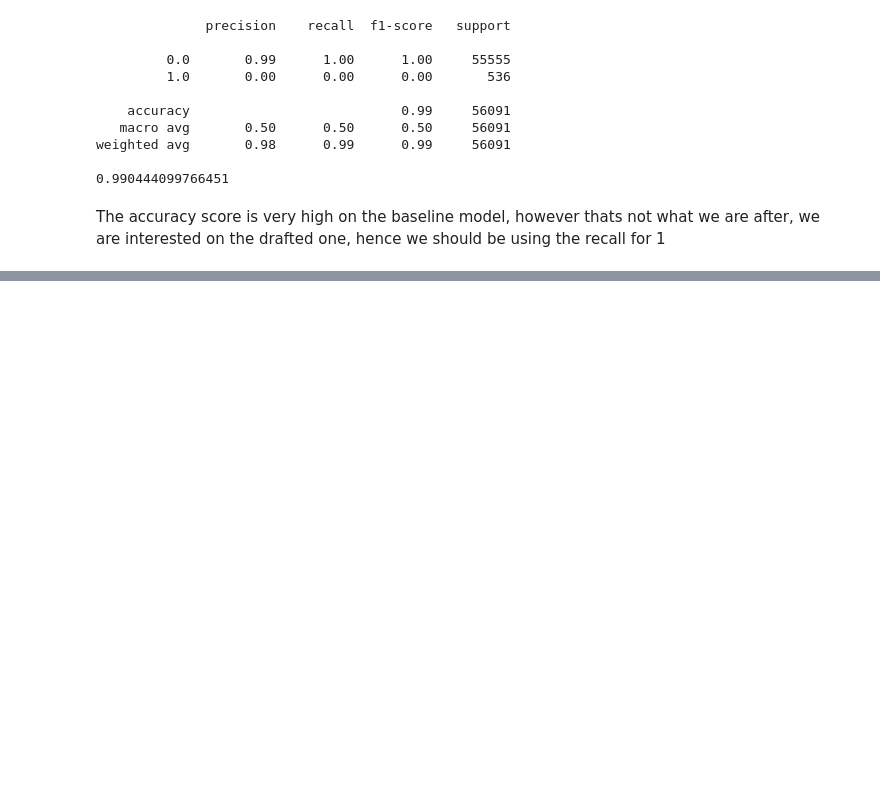
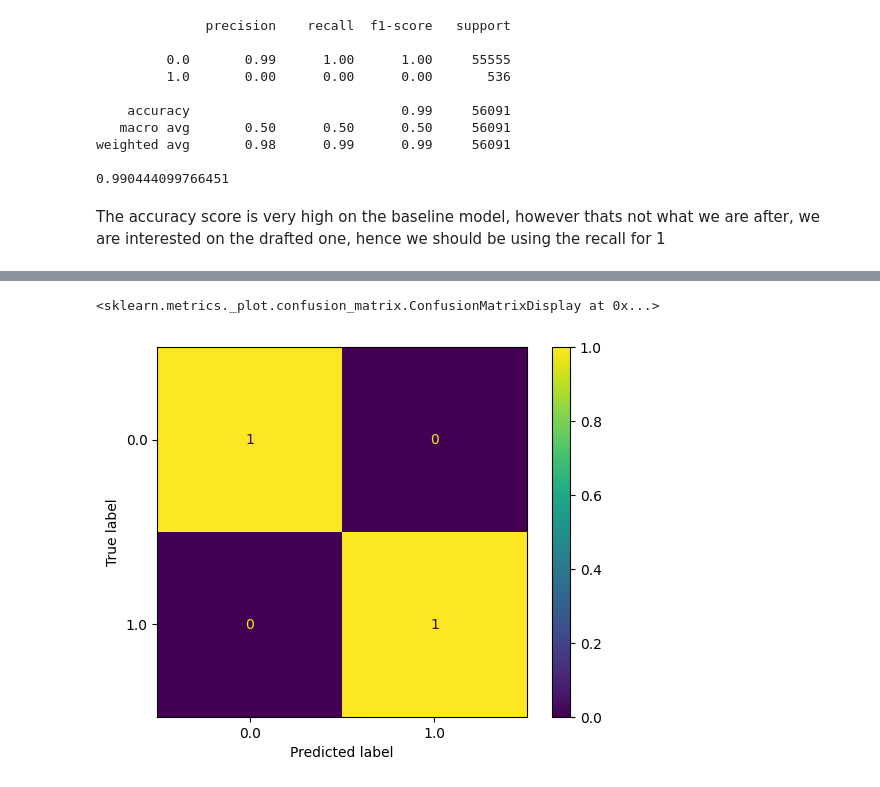
Before and after one commit to daniel-alexandr/adv_ml_application_assignment_1, a Jupyter notebook: notebooks/Experiment_A.ipynb, the cells around one changed output, grey strips where cells are left out. Cells and saved outputs as stored; diff of their text form; code cells hidden in the pictures; blank space fills up the shorter version.

Commit message:
Random Forest and its confusion matrix on test

```diff
--- a/notebooks/1_baseline.ipynb
+++ b/notebooks/Experiment_A.ipynb
@@ -580,0 +547,23 @@ The accuracy score is very high on the baseline model, however thats not what we
+# %%
+target_train=fully_processed_dataset_train.pop('drafted')
+features_train=fully_processed_dataset_train
+
+
+# fully_processed_dataset_train
+
+x_train, x_val, y_train, y_val = train_test_split(features_train, target_train, test_size=0.1, stratify=target_train, random_state=42)
+# %%
+#  Importing RF classifier
+
+from sklearn.ensemble import RandomForestClassifier
+
+rf_classifier = RandomForestClassifier(random_state=42)
+# %%
+# Fitting the rf
+
+
+rf_classifier.fit(x_train, y_train)
+predictions_train = rf_classifier.predict(x_train)
+
+report_train= classification_report(y_train, predictions_train)
+print(report_train)
@@ -580,0 +583,6 @@ The accuracy score is very high on the baseline model, however thats not what we
+# %%
+# Confusion matrix for training
+ConfusionMatrixDisplay.from_estimator(rf_classifier, x_train, y_train, normalize='true')
+# %% [output]
+<sklearn.metrics._plot.confusion_matrix.ConfusionMatrixDisplay at 0x...>
+[figure, added]
```
Also changed, not shown: parts of 9 cells of this notebook.
